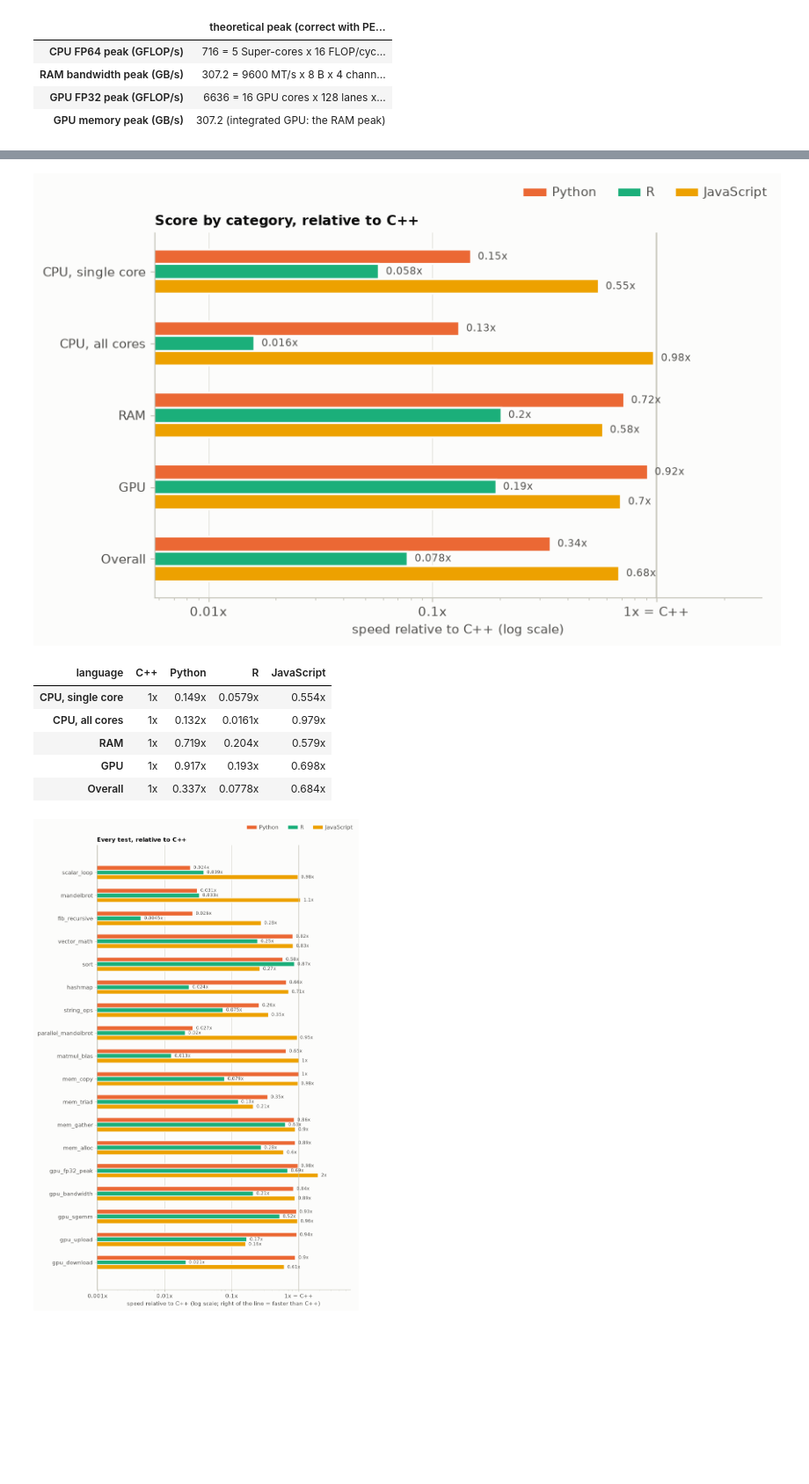
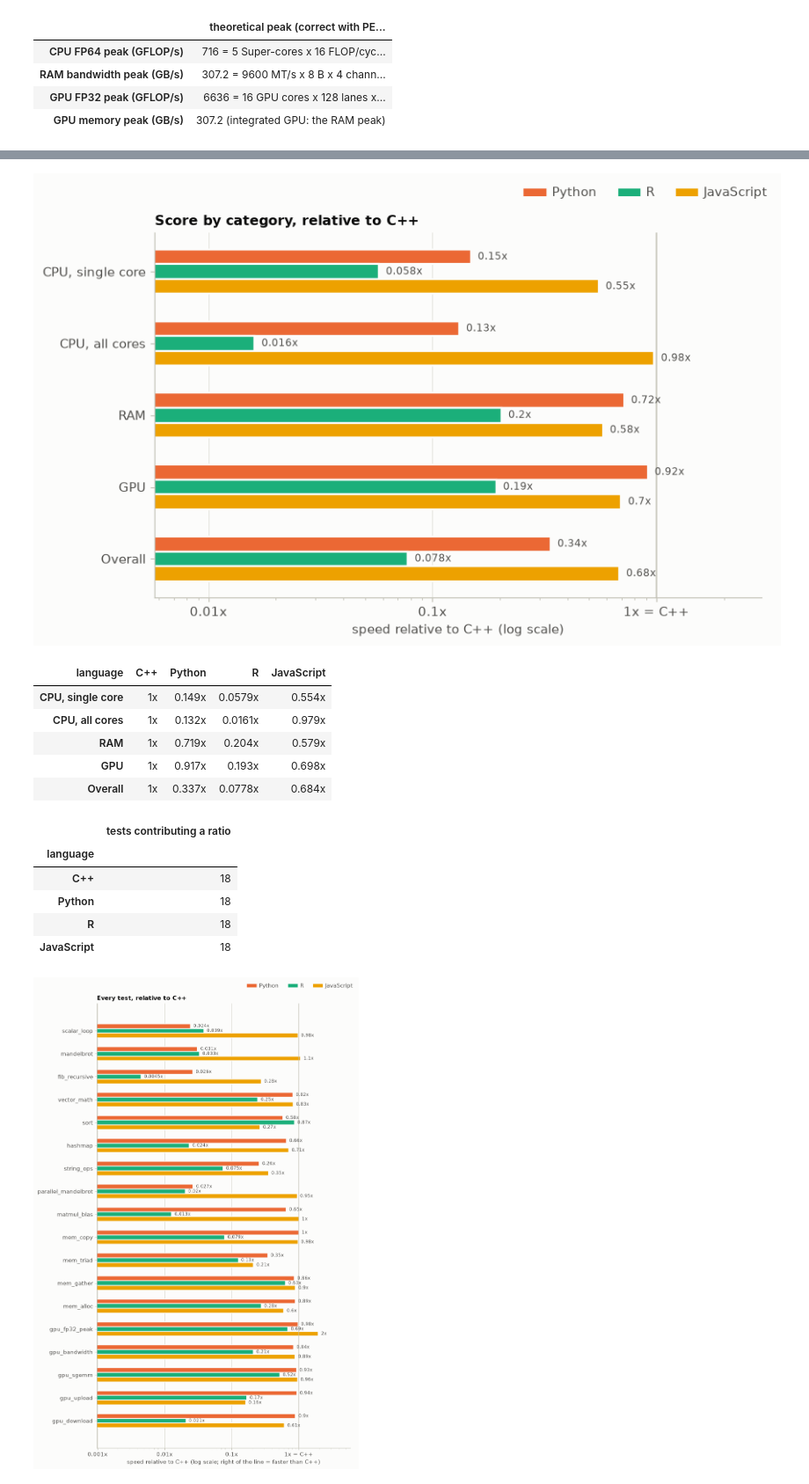
Before and after one commit to melhzy/benchmark, a Jupyter notebook: analysis.ipynb, the cells around one changed output, grey strips where cells are left out. Shown at 88% size. Saved outputs shown, nothing was run; the diff lists cells and outputs as text; code cells hidden in the pictures; blank space fills up the shorter version.

```diff
--- a/analysis.ipynb
+++ b/analysis.ipynb
@@ -390,33 +416,48 @@ def gmean(s):
     s = s.dropna()
     return float(np.exp(np.log(s).mean())) if len(s) else np.nan
 
 cat_score = pd.DataFrame({c: ratio[test_cat.reindex(ratio.index) == c].apply(gmean) for c in CATEGORIES}).T
 cat_score = cat_score.dropna(how="all")
 overall = cat_score.apply(gmean)
 scores = pd.concat([cat_score, overall.to_frame("overall").T])
 labels = [CAT_TITLES.get(c, "Overall") for c in scores.index]
 
 others = [l for l in langs if l != REF]   # REF is 1x by definition: drawn as the reference line
 fig, ax = plt.subplots(figsize=(8, 0.5 * len(scores) * max(len(others), 2) / 2 + 1.3))
 hbar_groups(ax, list(scores.index), others, lambda g, l: scores.loc[g, l],
             label_of=lambda g, l, v: f"{v:.2g}x", log=True)
 ax.set_yticklabels(labels)
 ax.set_xlim(right=max(2, np.nanmax(scores[others].values) * 3) if others else 2)
 ax.axvline(1, color=AXIS, lw=1)
 ax.set_xlabel(f"speed relative to {REF} (log scale)")
 ax.xaxis.set_major_formatter(mticker.FuncFormatter(lambda v, _: f"1x = {REF}" if v == 1 else f"{v:g}x"))
 ax.set_title(f"Score by category, relative to {REF}")
 finish_layout(fig, others); plt.show()
 
 display(scores.rename(index=dict(zip(scores.index, labels))).map(lambda v: f"{v:.3g}x" if np.isfinite(v) else "-"))
+
+# Reuse the page's scope calculation so exclusions and category weights stay consistent.
+from docs.build_page import scope_summary, blas_kind
+flagged_gpu = (SYSTEM.get("os", "").lower().startswith("macos")
+               and "JavaScript" in rate_by and "gpu_fp32_peak" in rate_by.index
+               and np.isfinite(PEAK["gpu_fp32_gflops"])
+               and rate_by.loc["gpu_fp32_peak", "JavaScript"] / 1e9 > 1.05 * PEAK["gpu_fp32_gflops"])
+scope = scope_summary(ratio, test_cat, ["gpu_fp32_peak"] if flagged_gpu else [])
+display(ratio.notna().sum().rename("tests contributing a ratio").to_frame())
 # %% [output]
 [figure]
 | language | C++ | Python | R | JavaScript |
 | CPU, single core | 1x | 0.149x | 0.0579x | 0.554x |
 | CPU, all cores | 1x | 0.132x | 0.0161x | 0.979x |
 | RAM | 1x | 0.719x | 0.204x | 0.579x |
 | GPU | 1x | 0.917x | 0.193x | 0.698x |
 | Overall | 1x | 0.337x | 0.0778x | 0.684x |
+|  | tests contributing a ratio |
+| language |  |
+| C++ | 18 |
+| Python | 18 |
+| R | 18 |
+| JavaScript | 18 |
 # %%
 # Every test: speed relative to C++ (same data as above, before averaging)
 fig, ax = plt.subplots(figsize=(8, 0.4 * len(ratio) * max(len(others), 2) / 2 + 1.3))
```
Also changed, not shown: parts of 20 cells of this notebook, 4 other files.
